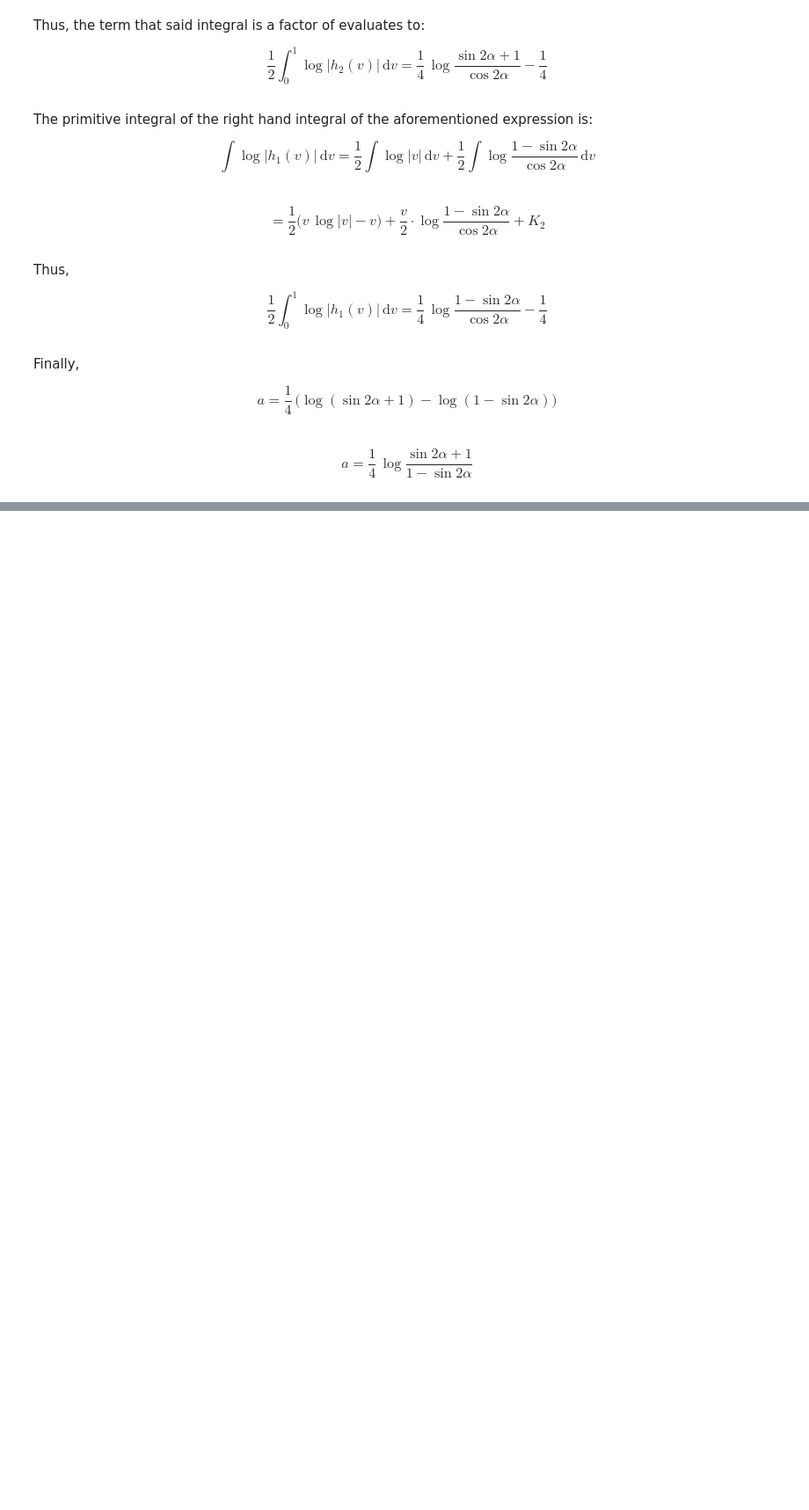
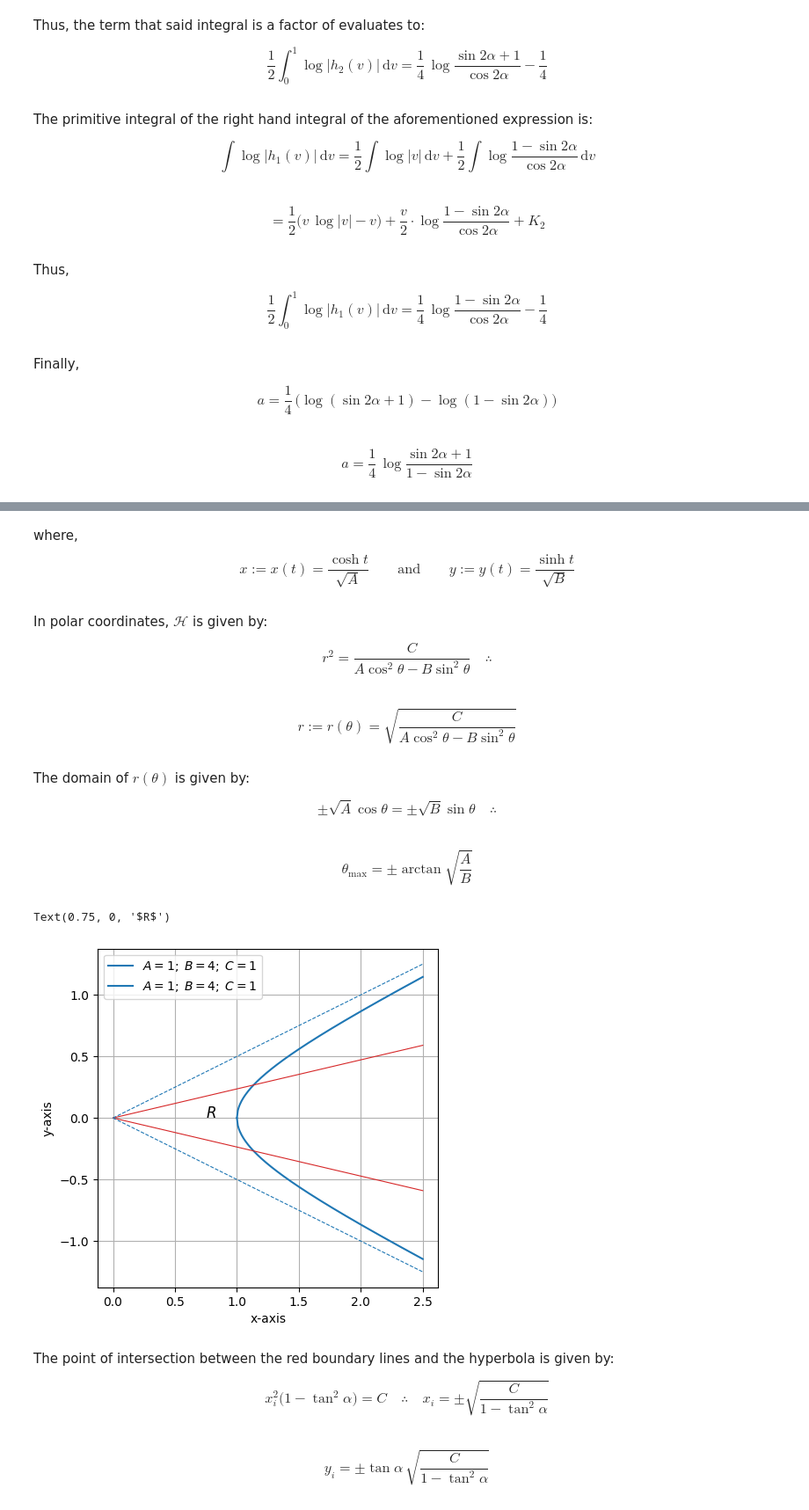
Before and after one commit to jordandll/MultivariableCalculus, a Jupyter notebook: DoubleIntegrals/Appendices/LineIntegrals.ipynb, the cells around one changed output, grey strips where cells are left out. Shown: that part at 88% size. Saved outputs shown, nothing was run; the diff lists cells and outputs as text; code cells hidden in the pictures; blank space fills up the shorter version.

Commit message:
Major update to the line integrals appendix.

```diff
--- a/DoubleIntegrals/Appendices/LineIntegrals.ipynb
+++ b/DoubleIntegrals/Appendices/LineIntegrals.ipynb
@@ -826,0 +839,58 @@ $$ $$
+# %% [markdown]
+where,
+$$ x:=x(t) = \frac{\cosh t}{\sqrt{A}}  \quad\quad\text{and}\quad\quad y:=y(t) = \frac{\sinh t}{\sqrt{B}}$$
+# %% [markdown]
+In polar coordinates, $\mathcal{H}$ is given by:
+
+$$ r^2 = \frac{C}{A\cos^2\theta - B\sin^2\theta} \quad\therefore$$
+# %% [markdown]
+\begin{equation}\tag{2.3}
+    r:=r(\theta) = \sqrt{\frac{C}{A\cos^2\theta-B\sin^2\theta}}
+\end{equation}
+# %% [markdown]
+The domain of $r(\theta)$ is given by:
+
+$$ \pm\sqrt{A}\cos\theta = \pm\sqrt{B}\sin\theta \quad\therefore$$
+# %% [markdown]
+\begin{equation}\tag{2.3a}
+    \theta_\max = \pm\arctan\sqrt{\frac{A}{B}}
+\end{equation}
+# %%
+# Define the parameters.
+A = 1; B = 4; C = 1
+theta_max = np.arctan(np.sqrt(A/B))
+alpha = theta_max/2
+
+# Create the domain(s).
+x_f = np.linspace(1.00,2.5,num=200)
+x_g = np.linspace(0,2.5,num=20)
+
+# Define the curves.
+f = np.sqrt((A*x_f**2-C)/B)
+g = np.tan(alpha)*x_g
+G = np.tan(theta_max)*x_g
+
+# Create the figure and axes.
+fig, ax = plt.subplots(figsize=(5,5))
+ax.set_xlabel('x-axis')
+ax.set_ylabel('y-axis')
+ax.grid()
+# ylim=ax.set_ylim(-0.55,0.55)
+
+# Plot the curves.
+ax.plot(x_f,f,x_f,-f,color='tab:blue',label=r'$A=1;\;B=4;\;C=1$')
+ax.plot(x_g,g,x_g,-g,color='tab:red',lw=0.8)
+ax.plot(x_g,G,x_g,-G,color='tab:blue',ls='--',lw=0.8)
+ax.legend()
+
+# Label the region.
+ax.text(0.75,0,r'$R$',size=12)
+# %% [output]
+Text(0.75, 0, '$R$')
+[figure, added]
+# %% [markdown]
+The point of intersection between the red boundary lines and the hyperbola is given by:
+
+$$ x_i^2\big(1 - \tan^2\alpha\big) = C \quad\therefore\quad x_i = \pm\sqrt{\frac{C}{1-\tan^2\alpha}}$$
+# %% [markdown]
+$$ y_i = \pm\tan\alpha\,\sqrt{\frac{C}{1-\tan^2\alpha}}$$
```
Also changed, not shown: parts of 78 cells of this notebook.
